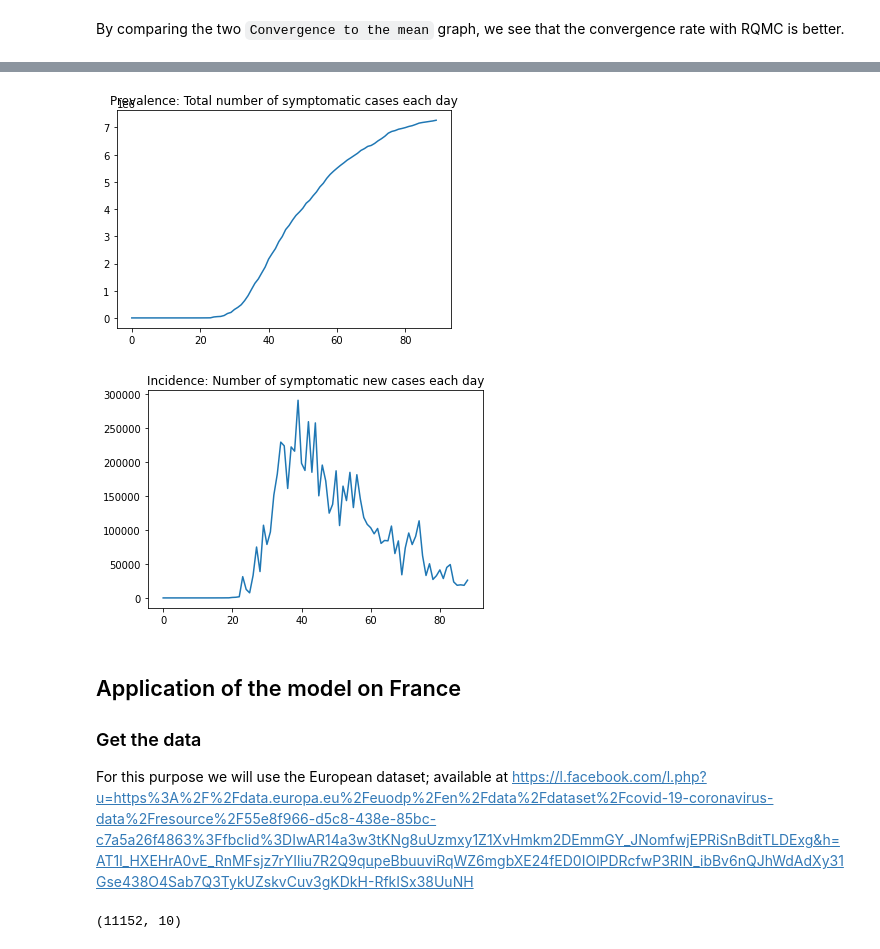
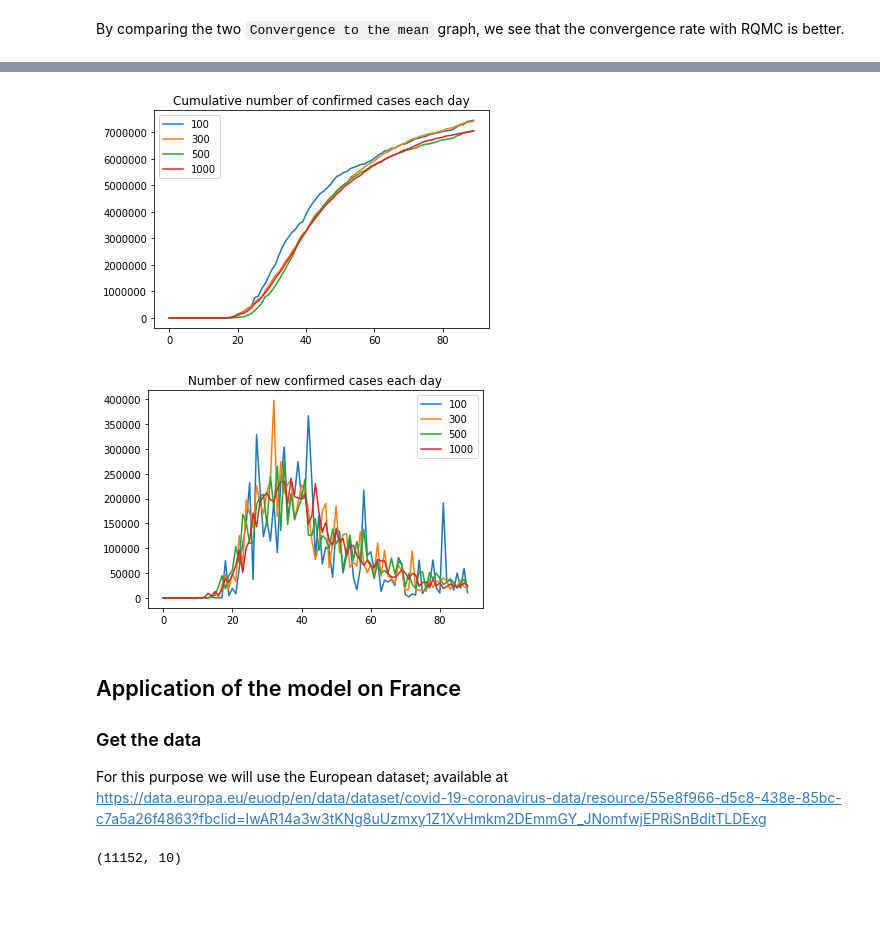
Before and after one commit to chloeskt/covid-19, a Jupyter notebook: 2-0 A stochastic model implementation.ipynb, the cells around one changed output, grey strips where cells are left out. Saved outputs shown, nothing was run; the diff lists cells and outputs as text; code cells hidden in the pictures; blank space fills up the shorter version.

```diff
--- a/2-0 A stochastic model implementation.ipynb
+++ b/2-0 A stochastic model implementation.ipynb
@@ -263,26 +260,26 @@ def model(init, params, T, dt, a):
 # %%
 #initialization
 R0 = 4.5
-a = 0.01
+N = 11e6
+
 #in the paper they estimate
 a = 0.395
-N = 11e6
 
 sigma= 1 / 5.2
 gamma = 1 / 2.9
 kappa = 1 / 6.1
 beta = R0 * gamma
 
-T, dt = 90, 1e-3
+T, dt = 90, 1e-1
 
-init = [N-1, 1, 0, 0, 0,0, 0, 0, 0]
+init = [N-1, 1, 0, 0, 0, 0, 0]
 params = beta, sigma, gamma, kappa
 
 results = model(init, params, T, dt, a)
 S = results[0]
-E = results[1:3].sum(axis=0)
-I = results[3:5].sum(axis=0)
-R = results[5]
+E = results[1]
+I = results[2]
+R = results[3]
 
 t = np.linspace(1, T, int(T/dt))
 fig = plt.figure(facecolor='w', figsize=(15, 10))
@@ -437,7 +372,7 @@ plt.show()
 # Geometric Brownian Motion - Exact simulation
 N, T, X0 = 100, 50, 10.
 h = T / N
-a = 0.001
+a = 0.20
 
 for k in range(10):
     X = [X0]
@@ -537,6 +472,6 @@ plt.show()
 # %%
 # Geometric Brownian Motion - Sobol sequence
-N, T, X0 = 1000, 1., 1.5
+N, T, X0 = 100, 1., 10.
 h = T / N
 a = 0.4
 
@@ -653,41 +590,52 @@ plt.show()
 # %%
-R0 = 4.5
+N = 11e6
+sigma= 1. / 5.2
+gamma = 1. / 2.9
+kappa = 1. / 6.1
+beta = 3.
+
 a = 0.395
 
-N = 11e6
-beta = R0 * (gamma + sigma)
-sigma= 1 / 5.2
-gamma = 1 / 2.9
-kappa = 1 / 6.1
-
-T, dt = 90, 1e-0
-
-init = [N-2, 2, 0, 0, 0,0, 0, 0, 0]
+E0, I0 = 1, 0
+init = [N-E0-I0, E0, I0, 0, 0, 0, 0] #[S0, E0, I0, R0, Q0, D0, C0]
 params = beta, sigma, gamma, kappa
 
-confirmed_cases = []
-for k in range(100):
-    results = model(init, params, T, dt, a)
-    confirmed_cases.append(results[-1])
+T = 90
+dt = 1e-0
 
-Y = np.mean(confirmed_cases, axis=0)
-plt.title('Prevalence: Total number of symptomatic cases each day')
-plt.plot(np.arange(0, T, dt), Y)
+for m in [100, 300, 500, 1000]:
+    confirmed_cases = []
+    for k in range(m):
+        results = model(init, params, T, dt, a)
+        confirmed_cases.append(results[-1])
+
+    Y = np.mean(confirmed_cases, axis=0)
+    plt.title('Cumulative number of confirmed cases each day')
+    plt.plot(np.arange(0, T, dt), Y, label=str(m))
+plt.legend()
 plt.show()
 
-Z = Y[1:] - Y[:-1]
-plt.title('Incidence: Number of symptomatic new cases each day')
-plt.plot(np.arange(0, T, dt)[:-1], Z)
+for m in [100, 300, 500, 1000]:
+    confirmed_cases = []
+    for k in range(m):
+        results = model(init, params, T, dt, a)
+        confirmed_cases.append(results[-1])
+
+    Y = np.mean(confirmed_cases, axis=0)
+    Z = Y[1:] - Y[:-1]
+    plt.title('Number of new confirmed cases each day')
+    plt.plot(np.arange(0, T, dt)[:-1], Z, label=str(m))
+plt.legend()
 plt.show()
 # %% [output]
-[figure, old version]
+[figure, new version]
-[figure, old version]
+[figure, new version]
 # %% [markdown]
 ## Application of the model on France
 
 ### Get the data
 
-For this purpose we will use the European dataset; available at https://l.facebook.com/l.php?u=https%3A%2F%2Fdata.europa.eu%2Feuodp%2Fen%2Fdata%2Fdataset%2Fcovid-19-coronavirus-data%2Fresource%2F55e8f966-d5c8-438e-85bc-c7a5a26f4863%3Ffbclid%3DIwAR14a3w3tKNg8uUzmxy1Z1XvHmkm2DEmmGY_JNomfwjEPRiSnBditTLDExg&h=AT1l_HXEHrA0vE_RnMFsjz7rYIliu7R2Q9qupeBbuuviRqWZ6mgbXE24fED0IOlPDRcfwP3RIN_ibBv6nQJhWdAdXy31Gse438O4Sab7Q3TykUZskvCuv3gKDkH-RfkISx38UuNH
+For this purpose we will use the European dataset; available at https://data.europa.eu/euodp/en/data/dataset/covid-19-coronavirus-data/resource/55e8f966-d5c8-438e-85bc-c7a5a26f4863?fbclid=IwAR14a3w3tKNg8uUzmxy1Z1XvHmkm2DEmmGY_JNomfwjEPRiSnBditTLDExg
 # %%
 import pandas as pd
 # %%
```
Also changed, not shown: parts of 19 cells of this notebook, 3 other files.
